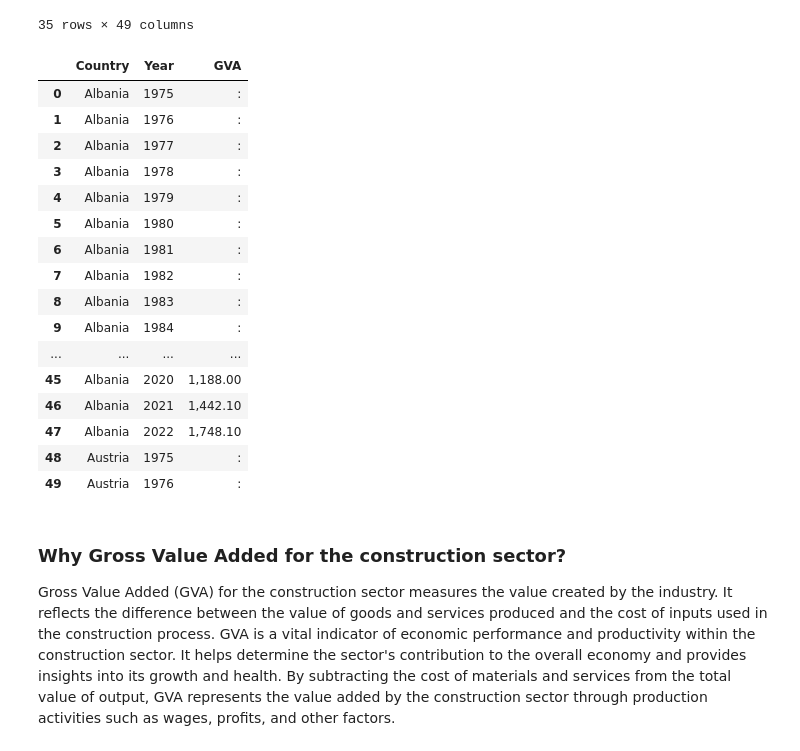
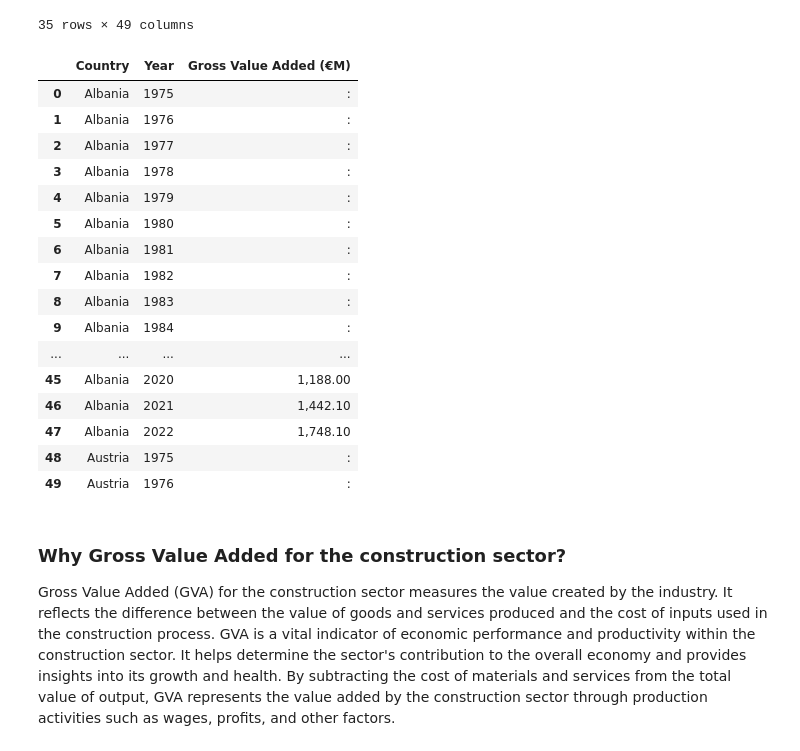
Before and after one commit to kgntmr/ASSIGNMENT-FOR-CONSTRUCTION-CO, a Jupyter notebook: ASSIGNMENT-2.ipynb, the cells around one changed output. Drawn from its saved outputs; the diff is of its cells as text; code cells hidden in the pictures.

Commit message:
V1
Changed the datatype and names for a better visualisation

```diff
--- a/ASSIGNMENT-2.ipynb
+++ b/ASSIGNMENT-2.ipynb
@@ -27,18 +27,15 @@ eustat.head(50)
 35 rows × 49 columns
 # %%
 # Melt the dataset by 'Countries'
-melted_eustat = pd.melt(eustat, id_vars='Country', var_name='Year', value_name='GVA')
+melted_eustat = pd.melt(eustat, id_vars='Country', var_name='Year', value_name='Gross Value Added (€M)')
 
 # Sort the dataset by 'Country' and 'Year' (optional)
-melted_eustat = melted_df.sort_values(['Countries', 'Year']).reset_index(drop=True)
-
-# Change the name of the 'Countries' column to 'Country'
-melted_eustat = melted_eustat.rename(columns={'Countries': 'Country'})
+melted_eustat = melted_eustat.sort_values(['Country', 'Year']).reset_index(drop=True)
 
 # Print the resulting melted dataset
 melted_eustat.head(50)
 # %% [output]
-|  | Country | Year | GVA |
+|  | Country | Year | Gross Value Added (€M) |
 | 0 | Albania | 1975 | : |
 | 1 | Albania | 1976 | : |
 | 2 | Albania | 1977 | : |
```
Also changed, not shown: parts of 12 cells of this notebook.
